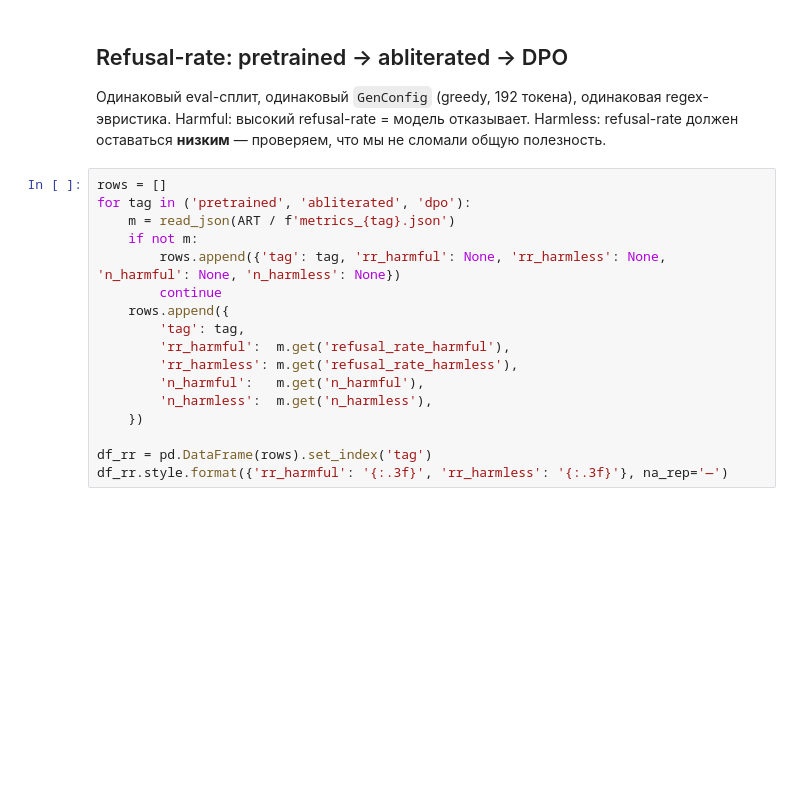
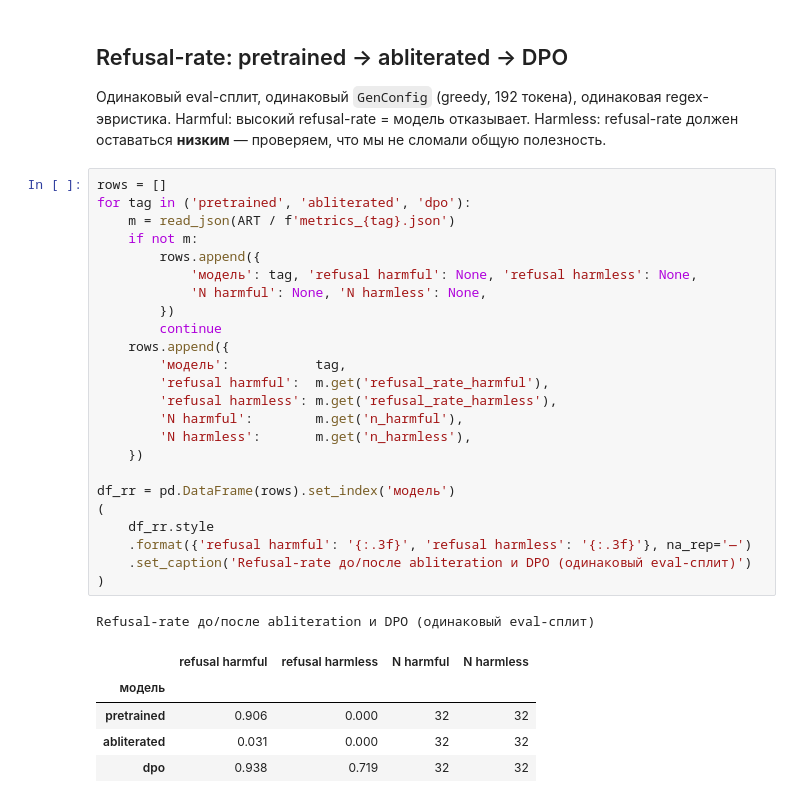
Before and after one commit to dmagog/aith_DL_NLP, a Jupyter notebook: dz6/hw6.ipynb, the cells around one changed output. Drawn from its saved outputs; the diff is of its cells as text; blank space fills up the shorter version.

```diff
--- a/dz6/hw6.ipynb
+++ b/dz6/hw6.ipynb
@@ -42,17 +61,31 @@ run_summary
 # %%
 rows = []
 for tag in ('pretrained', 'abliterated', 'dpo'):
     m = read_json(ART / f'metrics_{tag}.json')
     if not m:
-        rows.append({'tag': tag, 'rr_harmful': None, 'rr_harmless': None, 'n_harmful': None, 'n_harmless': None})
+        rows.append({
+            'модель': tag, 'refusal harmful': None, 'refusal harmless': None,
+            'N harmful': None, 'N harmless': None,
+        })
         continue
     rows.append({
-        'tag': tag,
-        'rr_harmful':  m.get('refusal_rate_harmful'),
-        'rr_harmless': m.get('refusal_rate_harmless'),
-        'n_harmful':   m.get('n_harmful'),
-        'n_harmless':  m.get('n_harmless'),
+        'модель':           tag,
+        'refusal harmful':  m.get('refusal_rate_harmful'),
+        'refusal harmless': m.get('refusal_rate_harmless'),
+        'N harmful':        m.get('n_harmful'),
+        'N harmless':       m.get('n_harmless'),
     })
 
-df_rr = pd.DataFrame(rows).set_index('tag')
-df_rr.style.format({'rr_harmful': '{:.3f}', 'rr_harmless': '{:.3f}'}, na_rep='—')
+df_rr = pd.DataFrame(rows).set_index('модель')
+(
+    df_rr.style
+    .format({'refusal harmful': '{:.3f}', 'refusal harmless': '{:.3f}'}, na_rep='—')
+    .set_caption('Refusal-rate до/после abliteration и DPO (одинаковый eval-сплит)')
+)
+# %% [output]
+Refusal-rate до/после abliteration и DPO (одинаковый eval-сплит)
+|  | refusal harmful | refusal harmless | N harmful | N harmless |
+| модель |  |  |  |  |
+| pretrained | 0.906 | 0.000 | 32 | 32 |
+| abliterated | 0.031 | 0.000 | 32 | 32 |
+| dpo | 0.938 | 0.719 | 32 | 32 |
```
Also changed, not shown: parts of 13 cells of this notebook, 39 other files.
